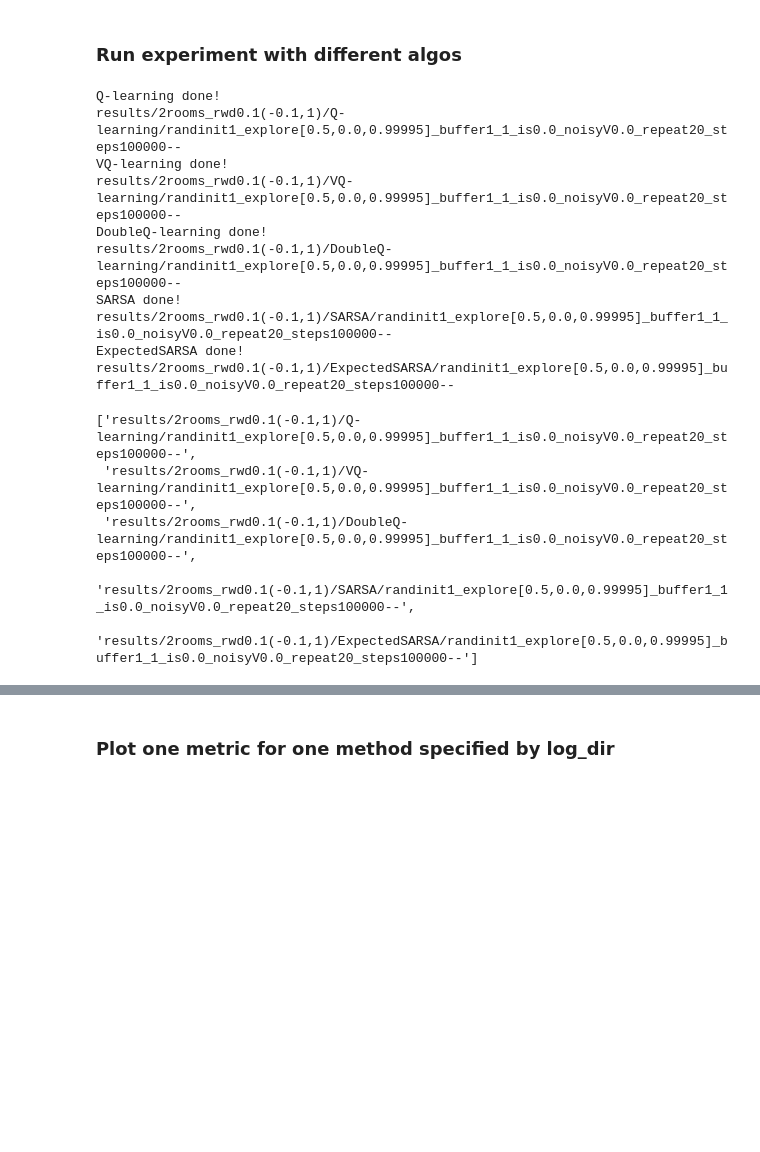
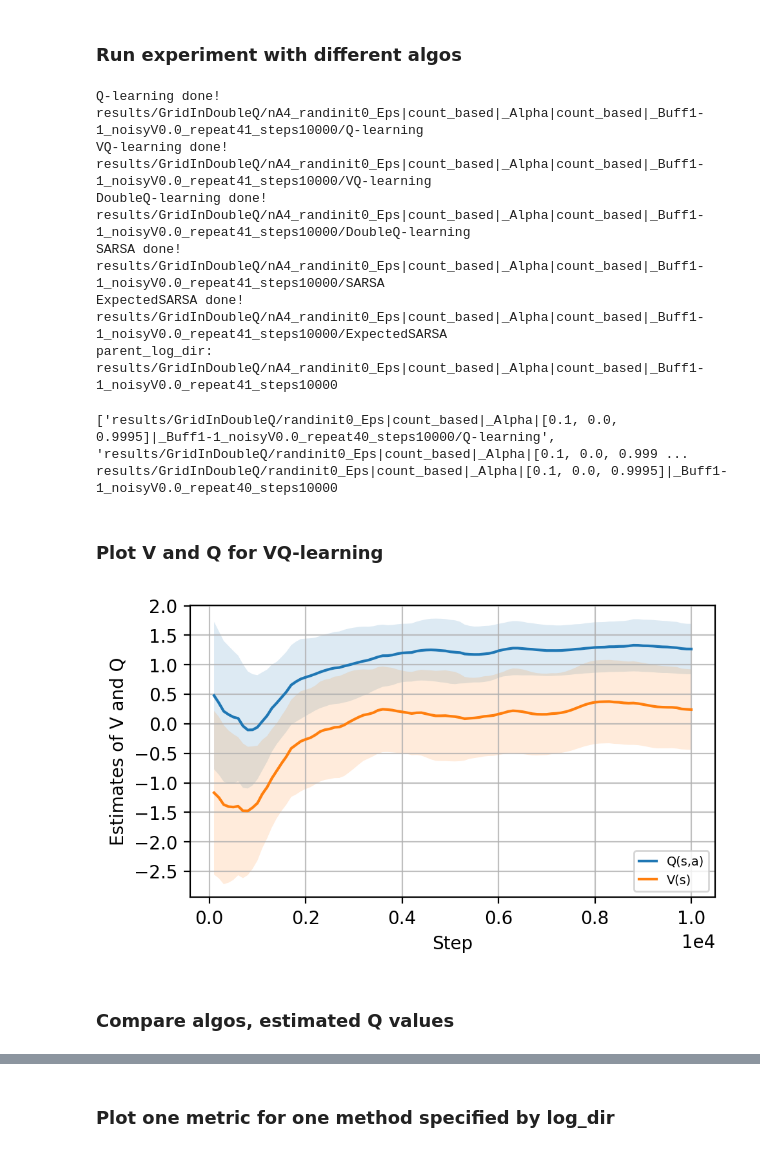
Before and after one commit to xy9485/DVQN_RL, a Jupyter notebook: gridworld/two_room.ipynb, the cells around one changed output, grey strips where cells are left out. Saved outputs shown, nothing was run; the diff lists cells and outputs as text; code cells hidden in the pictures; blank space fills up the shorter version.

```diff
--- a/gridworld/two_room.ipynb
+++ b/gridworld/two_room.ipynb
@@ -71,42 +211,67 @@ print(env._max_episode_steps)
 # %%
 from run import run_experiment
 
-algo_names = [
-    'Q-learning',
-    'VQ-learning',
-    'DoubleQ-learning',
-    'SARSA',
-    "ExpectedSARSA"
-    ]
+algo_names = ["Q-learning", "VQ-learning", "DoubleQ-learning", "SARSA", "ExpectedSARSA"]
+# algo_names = ["Q-learning", "DoubleQ-learning"]
 log_dirs = []
 for algo_name in algo_names:
-    log_dir = run_experiment(algo_name, n_repeat=20, total_steps=100000)
+    config["algo_name"] = algo_name
+    log_dir = run_experiment(MDP, config, n_repeat=41)
     # more hyperparameters to be set within run_experiment
     print(f"{algo_name} done!")
     print(log_dir)
     log_dirs.append(log_dir)
+
+def remove_last_path_component(path):
+    """Remove the last component from a path string."""
+    components = path.split('/')
+    return '/'.join(components[:-1])
+parent_log_dir = remove_last_path_component(log_dirs[0])
+print("parent_log_dir: ", parent_log_dir)
 # %% [output]
 Q-learning done!
-results/2rooms_rwd0.1(-0.1,1)/Q-learning/randinit1_explore[0.5,0.0,0.99995]_buffer1_1_is0.0_noisyV0.0_repeat20_steps100000--
+results/GridInDoubleQ/nA4_randinit0_Eps|count_based|_Alpha|count_based|_Buff1-1_noisyV0.0_repeat41_steps10000/Q-learning
 VQ-learning done!
-results/2rooms_rwd0.1(-0.1,1)/VQ-learning/randinit1_explore[0.5,0.0,0.99995]_buffer1_1_is0.0_noisyV0.0_repeat20_steps100000--
+results/GridInDoubleQ/nA4_randinit0_Eps|count_based|_Alpha|count_based|_Buff1-1_noisyV0.0_repeat41_steps10000/VQ-learning
 DoubleQ-learning done!
-results/2rooms_rwd0.1(-0.1,1)/DoubleQ-learning/randinit1_explore[0.5,0.0,0.99995]_buffer1_1_is0.0_noisyV0.0_repeat20_steps100000--
+results/GridInDoubleQ/nA4_randinit0_Eps|count_based|_Alpha|count_based|_Buff1-1_noisyV0.0_repeat41_steps10000/DoubleQ-learning
 SARSA done!
-results/2rooms_rwd0.1(-0.1,1)/SARSA/randinit1_explore[0.5,0.0,0.99995]_buffer1_1_is0.0_noisyV0.0_repeat20_steps100000--
+results/GridInDoubleQ/nA4_randinit0_Eps|count_based|_Alpha|count_based|_Buff1-1_noisyV0.0_repeat41_steps10000/SARSA
 ExpectedSARSA done!
-results/2rooms_rwd0.1(-0.1,1)/ExpectedSARSA/randinit1_explore[0.5,0.0,0.99995]_buffer1_1_is0.0_noisyV0.0_repeat20_steps100000--
+results/GridInDoubleQ/nA4_randinit0_Eps|count_based|_Alpha|count_based|_Buff1-1_noisyV0.0_repeat41_steps10000/ExpectedSARSA
+parent_log_dir:  results/GridInDoubleQ/nA4_randinit0_Eps|count_based|_Alpha|count_based|_Buff1-1_noisyV0.0_repeat41_steps10000
-# %%
-# log_dir = 'results/2rooms_rwd0.1/VQ-learning/randinit1_eps0.5to0.0_decay0.99995_buffer1_1_is0.0_syncVQ0_repeat20_steps200000' + ""
-# log_dir = 'results/2rooms_rwd0.1/VQ-learning/randinit1_eps0.5to0.0_decay0.99995_buffer1_1_is0.0_syncVQ0_repeat15_steps200000--TrueQ'
-# log_dir = 'results/2rooms_rwd0.1(-0.1,1)/ExpectedSARSA/randinit1_explore[0.2,0.0,1.0]_buffer1_1_is0.0_noisyV0.0_repeat10_steps100000--TrueQ'
-# extract "VQ-learning" from log_dir
-# algo_name = log_dir.split('/')[2]
-# print(algo_name)
-log_dirs
-# %% [output]
-['results/2rooms_rwd0.1(-0.1,1)/Q-learning/randinit1_explore[0.5,0.0,0.99995]_buffer1_1_is0.0_noisyV0.0_repeat20_steps100000--',
- 'results/2rooms_rwd0.1(-0.1,1)/VQ-learning/randinit1_explore[0.5,0.0,0.99995]_buffer1_1_is0.0_noisyV0.0_repeat20_steps100000--',
- 'results/2rooms_rwd0.1(-0.1,1)/DoubleQ-learning/randinit1_explore[0.5,0.0,0.99995]_buffer1_1_is0.0_noisyV0.0_repeat20_steps100000--',
- 'results/2rooms_rwd0.1(-0.1,1)/SARSA/randinit1_explore[0.5,0.0,0.99995]_buffer1_1_is0.0_noisyV0.0_repeat20_steps100000--',
- 'results/2rooms_rwd0.1(-0.1,1)/ExpectedSARSA/randinit1_explore[0.5,0.0,0.99995]_buffer1_1_is0.0_noisyV0.0_repeat20_steps100000--']
+# %%
+
+print(log_dirs)
+# %% [output]
+['results/GridInDoubleQ/randinit0_Eps|count_based|_Alpha|[0.1, 0.0, 0.9995]|_Buff1-1_noisyV0.0_repeat40_steps10000/Q-learning', 'results/GridInDoubleQ/randinit0_Eps|count_based|_Alpha|[0.1, 0.0, 0.999 ...
+results/GridInDoubleQ/randinit0_Eps|count_based|_Alpha|[0.1, 0.0, 0.9995]|_Buff1-1_noisyV0.0_repeat40_steps10000
+# %% [markdown]
+### Plot V and Q for VQ-learning
+# %%
+algo_name = "VQ-learning"
+log_dir = log_dirs[algo_names.index(algo_name)]
+x_label = "Step"
+y_label = "Estimates of V and Q"
+
+key_name = "step"
+value_name = "Q(s,a)"
+# value_name = "maxQ"
+curve_name = value_name
+
+log_path = os.path.join(log_dir, "avg_meter.log")
+save_path = os.path.join(parent_log_dir, "step-V-Q")
+
+plot_metric(log_path, key_name, value_name, x_label, y_label, label_name=curve_name, interpolate=False, smooth=10, max_key=True, save_path=False)
+value_name = "V(s)"
+curve_name = value_name
+plot_metric(log_path, key_name, value_name, x_label, y_label, label_name=curve_name, interpolate=True, smooth=10, max_key=True, save_path=False)
+
+plt.legend(fontsize="x-small", markerscale=0.8, handlelength=1.4, loc="lower right", ncol=1)
+
+if save_path:
+    plt.savefig(f"{save_path}.png")
+# %% [output]
+[figure, added]
+# %% [markdown]
+### Compare algos, estimated Q values
```
Also changed, not shown: parts of 30 cells of this notebook, 7 other files.
